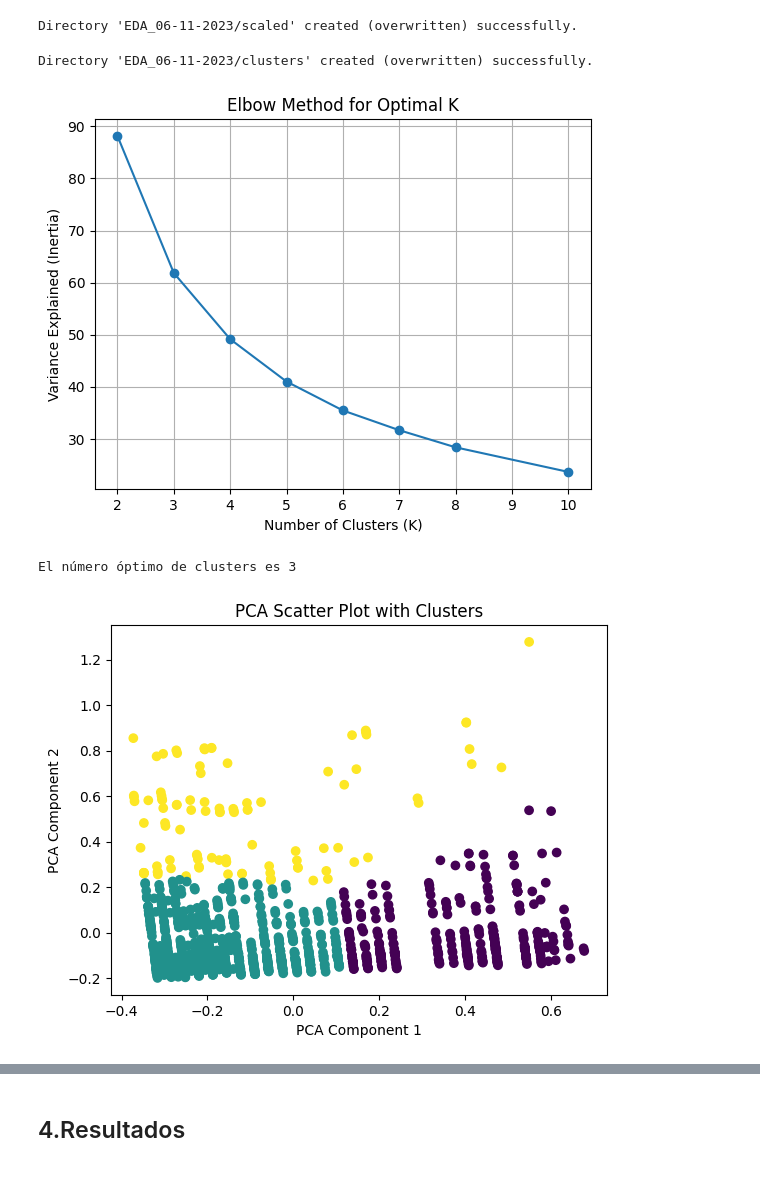
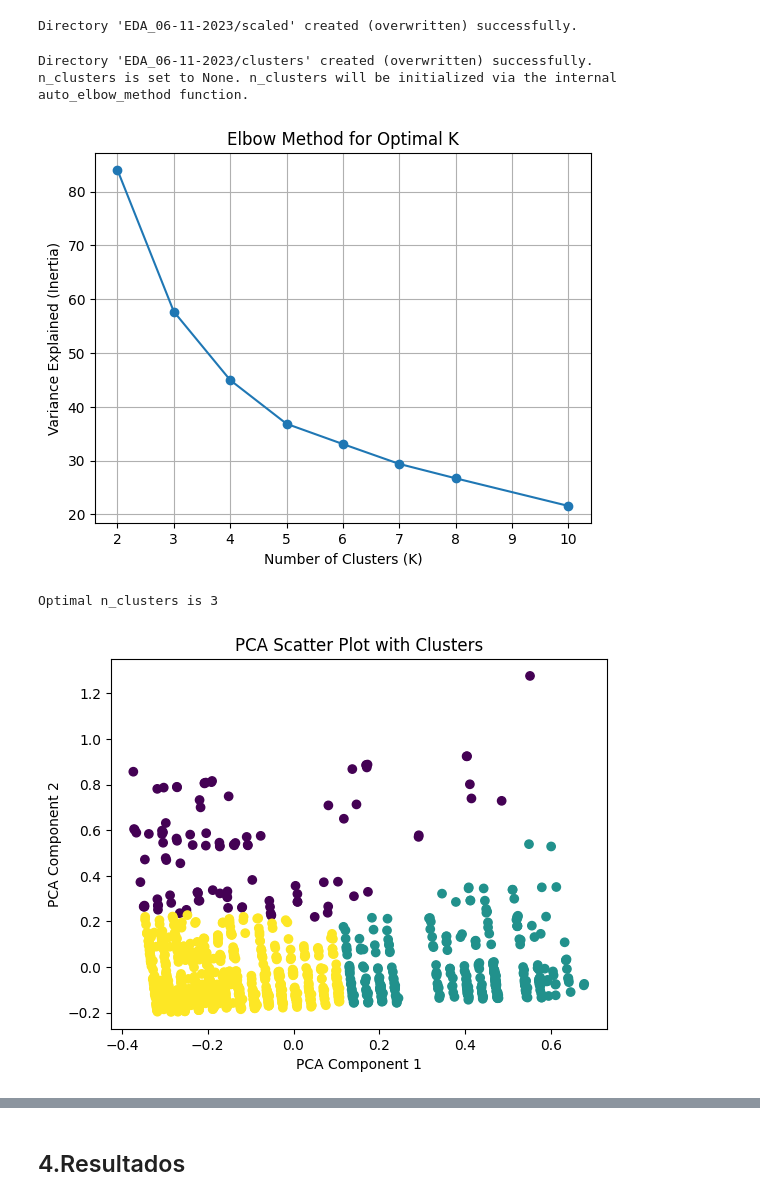
Before and after one commit to HexaPulsar/LabMDS, a Jupyter notebook: Proyecto_1/NUEVO_Proyecto_enunciado.ipynb, the cells around one changed output, grey strips where cells are left out. Drawn from its saved outputs; the diff is of its cells as text; code cells hidden in the pictures.

```diff
--- a/Proyecto_1/NUEVO_Proyecto_enunciado.ipynb
+++ b/Proyecto_1/NUEVO_Proyecto_enunciado.ipynb
@@ -915,10 +916,12 @@ porcentaje de data retenida:  0.1225
 test_class.scale()
 # %% [output]
 Directory 'EDA_06-11-2023/scaled' created (overwritten) successfully.
-# %%
-test_class.make_clusters()
-# %% [output]
-Directory 'EDA_06-11-2023/clusters' created (overwritten) successfully.
-[figure, removed]
-El número óptimo de clusters es 3
-[figure, removed]
+# %%
+kmeans = KMeans()
+test_class.make_clusters(kmeans)
+# %% [output]
+Directory 'EDA_06-11-2023/clusters' created (overwritten) successfully.
+n_clusters is set to None. n_clusters will be initialized via the internal auto_elbow_method function.
+[figure, added]
+Optimal n_clusters is 3
+[figure, added]
```
Also changed, not shown: parts of 14 cells of this notebook, 3 other files.
